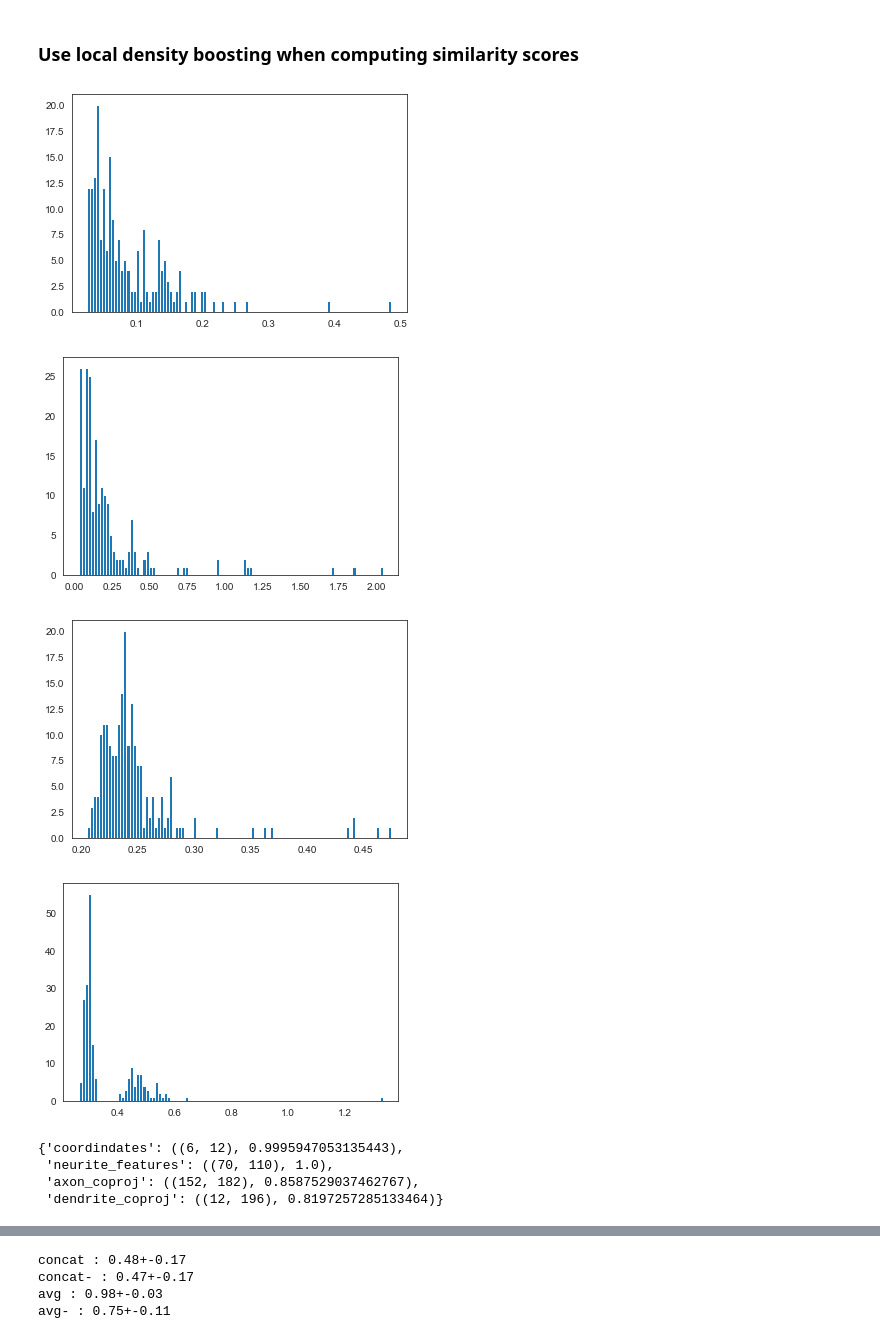
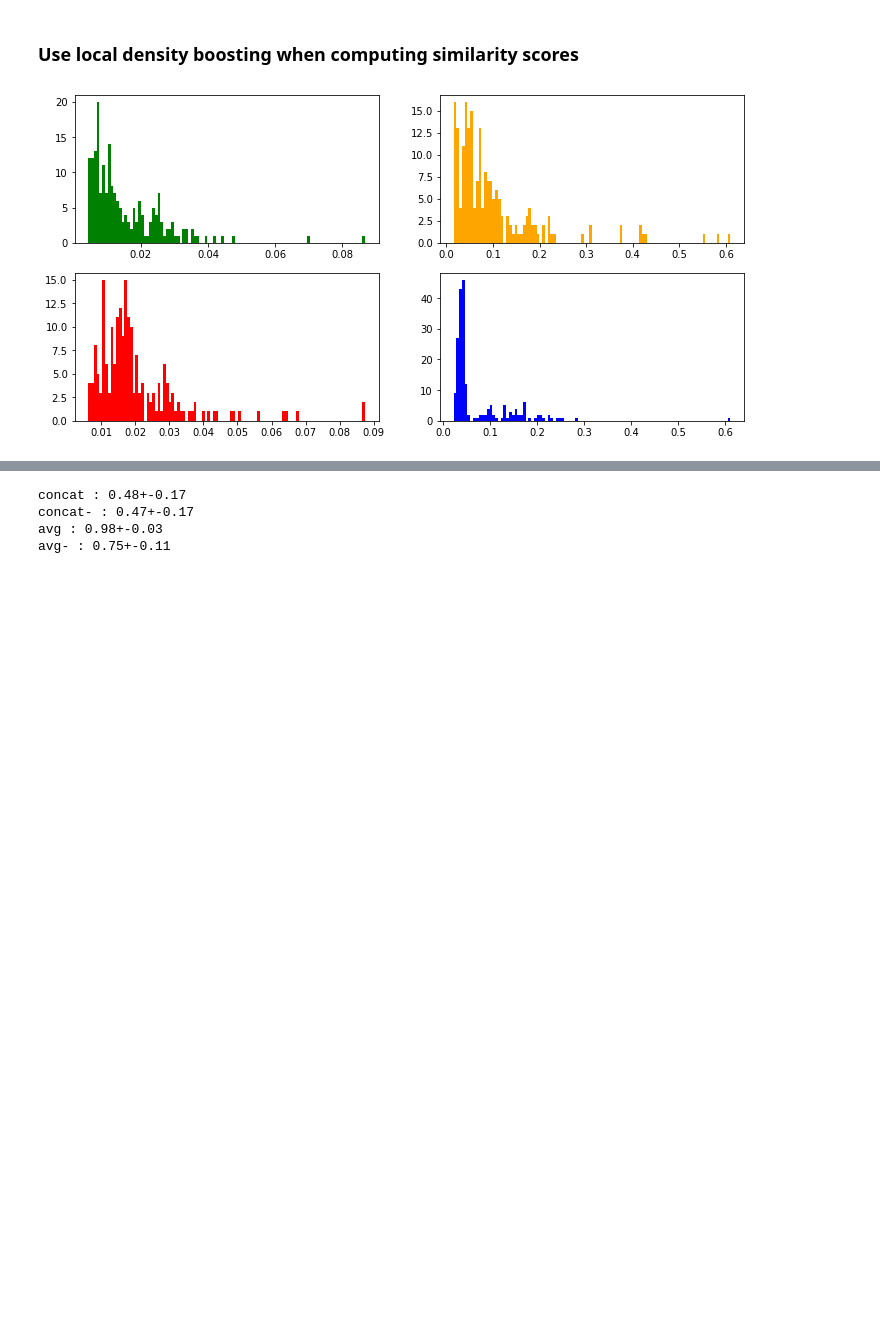
Before and after one commit to BlueBrain/knowledge-graph-inference, a Jupyter notebook: Combined recommendation.ipynb, the cells around one changed output, grey strips where cells are left out. Cells and saved outputs as stored; diff of their text form; code cells hidden in the pictures; blank space fills up the shorter version.

```diff
--- a/Combined recommendation.ipynb
+++ b/Combined recommendation.ipynb
@@ -531,7 +501,7 @@ https://pubs.acs.org/doi/pdf/10.1021/ci300547g
 # %%
 avg_benchmarks = {
     p: get_average_score(
-        INDICES, p, K, distance=True,
+        INDICES, p, K,
         distance_normalizer=lambda x, index_name: x / MEANS[index_name],
         similarity_normalizer=lambda x, index_name: SCALERS[index_name].transform(np.atleast_2d(x))[0][0])
     for p in BENCHMARK_POINTS
@@ -547,12 +514,12 @@ def min_max_scale(x, index_name):
 # %%
 query = 0
 result = get_average_score(
-    INDICES, query, 10, distance=True,
+    INDICES, query, 20,
     distance_normalizer=scale_by_mean,
     similarity_normalizer=min_max_scale)
 # %%
-for el in result:
-    print("Morphology", el)
+for el, score in result.items():
+    print("Morphology", el, "{:.2f}".format(score))
     labels = []
     aspect_scores = []
     for index_name, index in INDICES.items():
@@ -901,44 +869,42 @@ def get_boost_factor(query, index_name, k):
     boost, _ = get_gaussian_deviation(query, k, index_name)
     return boost
 # %%
-BOOSTS = {}
-PAIRWISE_SIMILARITIES = {}
+boosts = {}
+pairwise_similarities = {}
 points = list(range(data.shape[0]))
 boosted_similarities = defaultdict(list)
 for index_name, index in INDICES.items():
-    BOOSTS[index_name] = {}
-    PAIRWISE_SIMILARITIES[index_name] = {}
+    boosts[index_name] = {}
+    pairwise_similarities[index_name] = {}
     comp = index.get_distance_computer()
     for p1 in points:
         for p2 in points:
             if p1 < p2:
                 d = comp.symmetric_dis(p1, p2)
-                PAIRWISE_SIMILARITIES[index_name][(p1, p2)] = d
-                if p1 in BOOSTS[index_name]:
-                    factor1 = BOOSTS[index_name][p1]
+                if SIMILARITIES[index_name] == "euclidean":
+                    d = 1 / (1 + d)
+                pairwise_similarities[index_name][(p1, p2)] = d
+                if p1 in boosts[index_name]:
+                    factor1 = boosts[index_name][p1]
                 else:
                     factor1 = get_boost_factor(p1, index_name, 20)
-                    BOOSTS[index_name][p1] = factor1
-                if p2 in BOOSTS[index_name]:
-                    factor2 = BOOSTS[index_name][p2]
+                    boosts[index_name][p1] = factor1
+                if p2 in boosts[index_name]:
+                    factor2 = boosts[index_name][p2]
                 else:
                     factor2 = get_boost_factor(p2, index_name, 20)
-                    BOOSTS[index_name][p2] = factor2
+                    boosts[index_name][p2] = factor2
                 boosted_similarities[index_name].append((d, factor1, factor2))
 # %%
-plt.hist(BOOSTS["coordindates"].values(), bins=100)
+fig, ((ax1, ax2), (ax3, ax4)) = plt.subplots(2, 2, figsize=(12, 6))
+
+ax1.hist(boosts["coordindates"].values(), color=COLORS["coordindates"], bins=100)
+ax2.hist(boosts["neurite_features"].values(), color=COLORS["neurite_features"], bins=100)
+ax3.hist(boosts["axon_coproj"].values(), color=COLORS["axon_coproj"], bins=100)
+ax4.hist(boosts["dendrite_coproj"].values(), color=COLORS["dendrite_coproj"], bins=100)
 plt.show()
-plt.hist(BOOSTS["neurite_features"].values(), bins=100)
-plt.show()
-plt.hist(BOOSTS["axon_coproj"].values(), bins=100)
-plt.show()
-plt.hist(BOOSTS["dendrite_coproj"].values(), bins=100)
-plt.show()
 # %% [output]
-[figure, old version]
+[figure, new version]
-[figure, removed]
-[figure, removed]
-[figure, removed]
 # %%
 most_similar_pair = {}
 old_similar_boosted = {}
@@ -962,7 +929,0 @@ for index_name in PAIRWISE_SIMILARITIES:
-# %%
-most_similar_pair
-# %% [output]
-{'coordindates': ((6, 12), 0.9995947053135443),
- 'neurite_features': ((70, 110), 1.0),
- 'axon_coproj': ((152, 182), 0.8587529037462767),
- 'dendrite_coproj': ((12, 196), 0.8197257285133464)}
```
Also changed, not shown: parts of 59 cells of this notebook.
